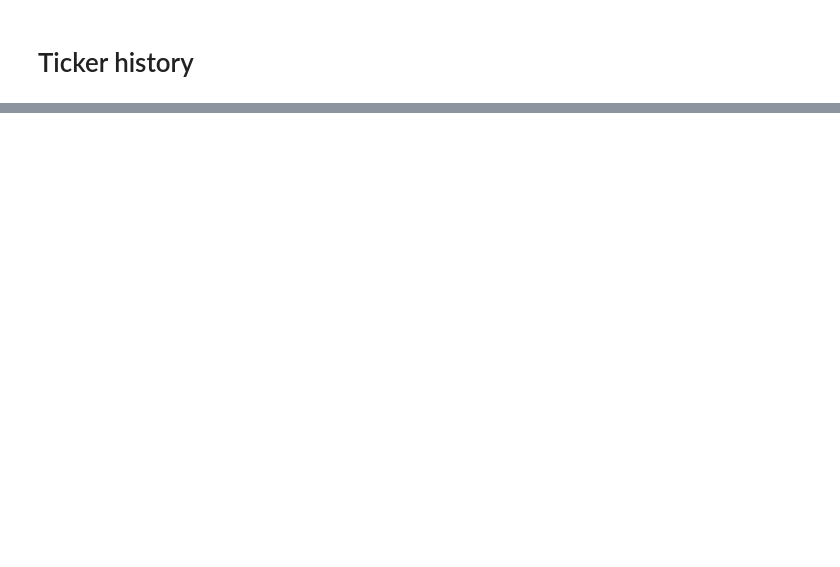
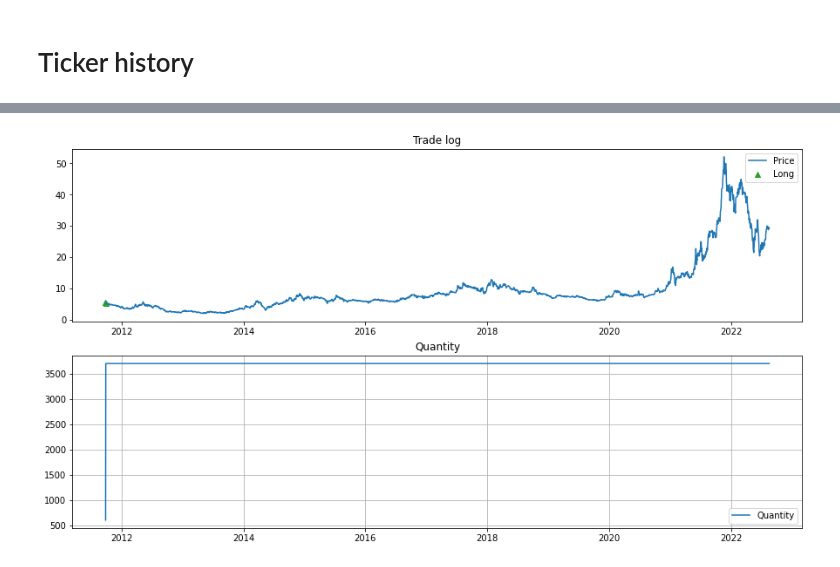
Before and after one commit to minhmanminhman/stock-env, a Jupyter notebook: notebooks/evaluate_model.ipynb, the cells around one changed output, grey strips where cells are left out. Drawn from its saved outputs; the diff is of its cells as text; code cells hidden in the pictures; blank space fills up the shorter version.

```diff
--- a/notebooks/evaluate_model.ipynb
+++ b/notebooks/evaluate_model.ipynb
@@ -81,0 +82,26 @@ plot_trade_log_v2(df)
+# %%
+tickers = ["BSI"]
+path = "../stock_datasets/"
+feature_extractor = TrendFeatures()
+
+env = RandomStockEnv(
+    tickers = tickers,
+    data_folder_path = path,
+    feature_extractor = feature_extractor
+)
+from stable_baselines3 import SAC
+# model = PPO.load("log/PPO_RandomStockEnv_TrendFeatures_10stocks.zip", env=env)
+model = SAC.load("log/SAC_RandomStockEnv_TrendFeatures_finservice.zip", env=env)
+
+# run model to get detailed information in the enviroment
+done = False
+obs = env.reset(eval_mode=True)
+while not done:
+    action, _ = model.predict(obs, deterministic=True)
+    obs, _, done, _ = env.step(action)
+
+# get data
+df = env.get_history()
+df.sort_values(by='time', inplace=True)
+df.index = pd.to_datetime(df['time'])
+portfolio_value = df['portfolio_value']
@@ -81,0 +121,4 @@ plot_trade_log_v2(df)
+# %%
+plot_trade_log_v2(df)
+# %% [output]
+[figure, added]
```
Also changed, not shown: parts of 9 cells of this notebook, 1 other file.
